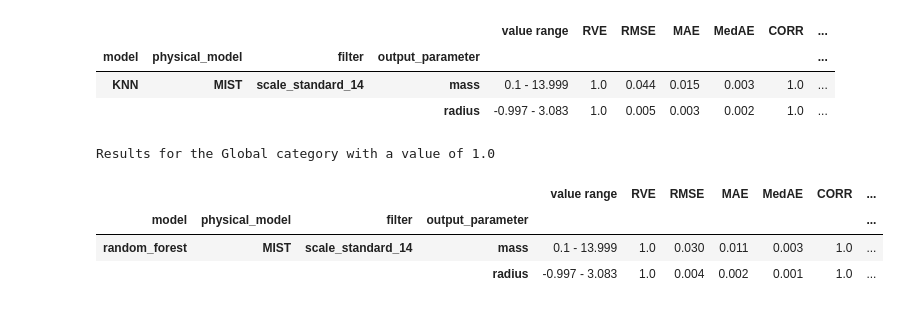
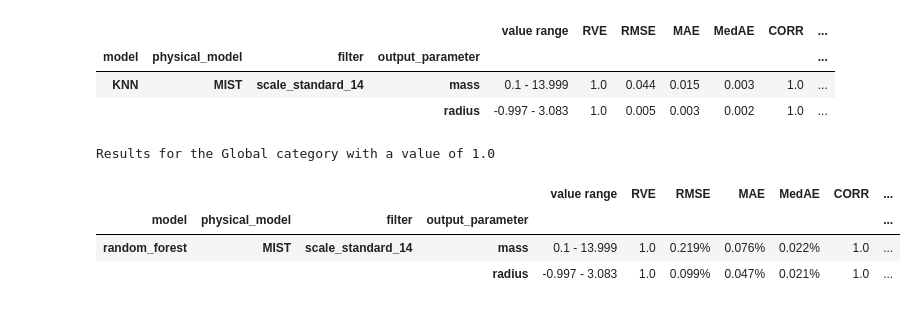
Before and after one commit to anpirott/thesis, a Jupyter notebook: notebooks/ML/method_ML/Model_A_partial/final_models/MIST/compare_model_results.ipynb, the cells around one changed output. Saved outputs shown, nothing was run; the diff lists cells and outputs as text; code cells hidden in the pictures.

```diff
--- a/notebooks/ML/method_ML/Model_A_partial/final_models/MIST/compare_model_results.ipynb
+++ b/notebooks/ML/method_ML/Model_A_partial/final_models/MIST/compare_model_results.ipynb
@@ -25,15 +25,15 @@ Results for the Global category with a value of 1.0
 | KNN | MIST | scale_standard_14 | mass | 0.1 - 13.999 | 1.0 | 0.044 | 0.015 | 0.003 | 1.0 | ... |
 |  |  |  | radius | -0.997 - 3.083 | 1.0 | 0.005 | 0.003 | 0.002 | 1.0 | ... |
 # %%
-compare_metrics(path_final, value_rounding=3, relative_values=False,
+compare_metrics(path_final, value_rounding=3, relative_values=True,
                 output_parameters=["mass", "radius"],
                 physical_models=["MIST"],
                 model_names=["random_forest"],
                 data_filters=["scale_standard_14"],
                 categories=["Global"])
 # %% [output]
 Results for the Global category with a value of 1.0
 |  |  |  |  | value range | RVE | RMSE | MAE | MedAE | CORR | ... |
 | model | physical_model | filter | output_parameter |  |  |  |  |  |  | ... |
-| random_forest | MIST | scale_standard_14 | mass | 0.1 - 13.999 | 1.0 | 0.030 | 0.011 | 0.003 | 1.0 | ... |
-|  |  |  | radius | -0.997 - 3.083 | 1.0 | 0.004 | 0.002 | 0.001 | 1.0 | ... |
+| random_forest | MIST | scale_standard_14 | mass | 0.1 - 13.999 | 1.0 | 0.219% | 0.076% | 0.022% | 1.0 | ... |
+|  |  |  | radius | -0.997 - 3.083 | 1.0 | 0.099% | 0.047% | 0.021% | 1.0 | ... |
```
Also changed, not shown: 6 other files.
